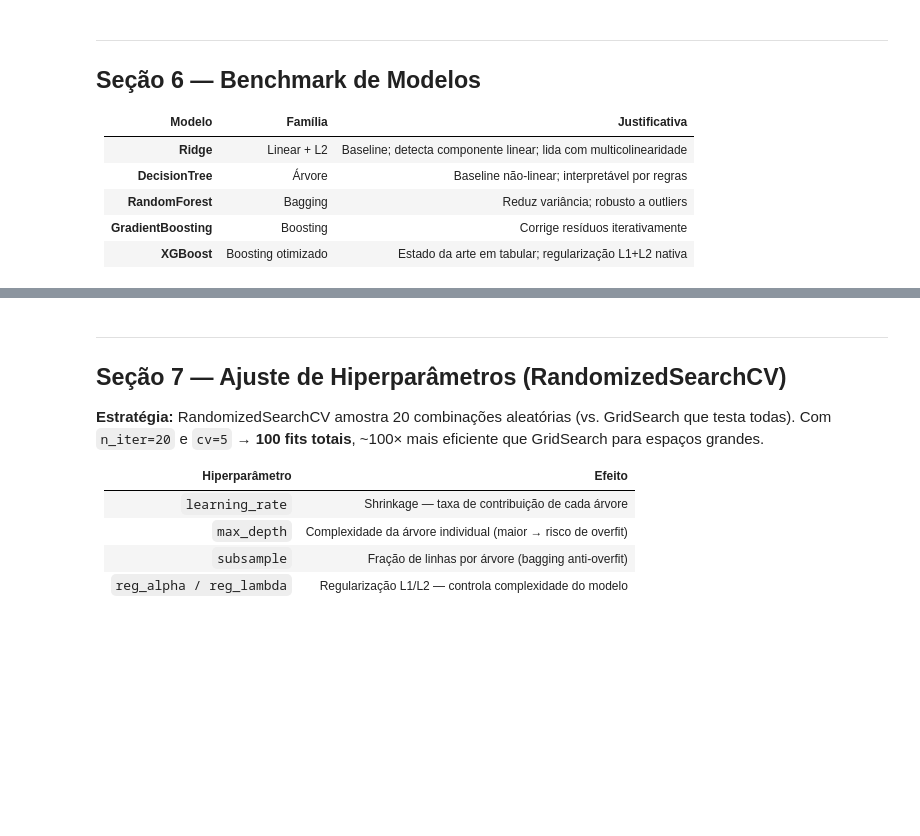
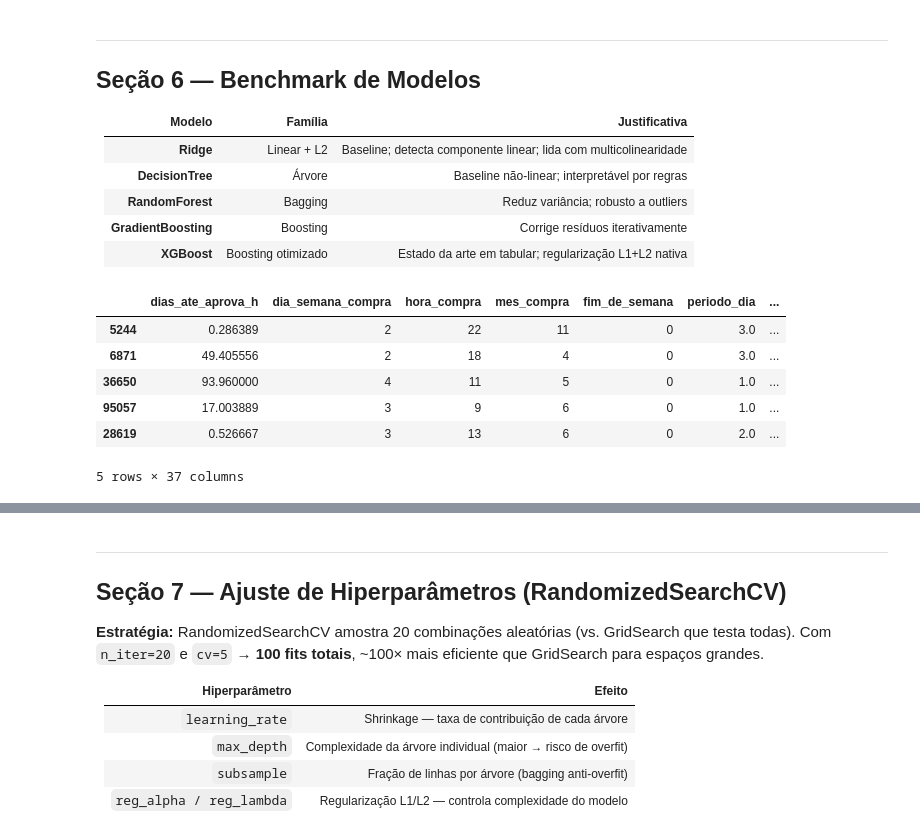
Before and after one commit to KaikeBrito/an-lise_explorat-ria_dados_ecommerce_brasileiro, a Jupyter notebook: notebooks/olist_notebook_final.ipynb, the cells around one changed output, grey strips where cells are left out. Cells and saved outputs as stored; diff of their text form; code cells hidden in the pictures; blank space fills up the shorter version.

```diff
--- a/notebooks/olist_notebook_final.ipynb
+++ b/notebooks/olist_notebook_final.ipynb
@@ -863,6 +867,16 @@ Treino: 76,461 | Teste: 19,116 | Features: 38
 | **RandomForest** | Bagging | Reduz variância; robusto a outliers |
 | **GradientBoosting** | Boosting | Corrige resíduos iterativamente |
 | **XGBoost** | Boosting otimizado | Estado da arte em tabular; regularização L1+L2 nativa |
+# %%
+X_train.head()
+# %% [output]
+|  | dias_ate_aprova_h | dia_semana_compra | hora_compra | mes_compra | fim_de_semana | periodo_dia | ... |
+| 5244 | 0.286389 | 2 | 22 | 11 | 0 | 3.0 | ... |
+| 6871 | 49.405556 | 2 | 18 | 4 | 0 | 3.0 | ... |
+| 36650 | 93.960000 | 4 | 11 | 5 | 0 | 1.0 | ... |
+| 95057 | 17.003889 | 3 | 9 | 6 | 0 | 1.0 | ... |
+| 28619 | 0.526667 | 3 | 13 | 6 | 0 | 2.0 | ... |
+5 rows × 37 columns
 # %%
 def avaliar_regressao(nome: str, y_true, y_pred: np.ndarray) -> Dict:
     """RMSE, MAE, MAPE e R² para um modelo de regressão."""
```
Also changed, not shown: parts of 3 cells of this notebook, 12 other files.
